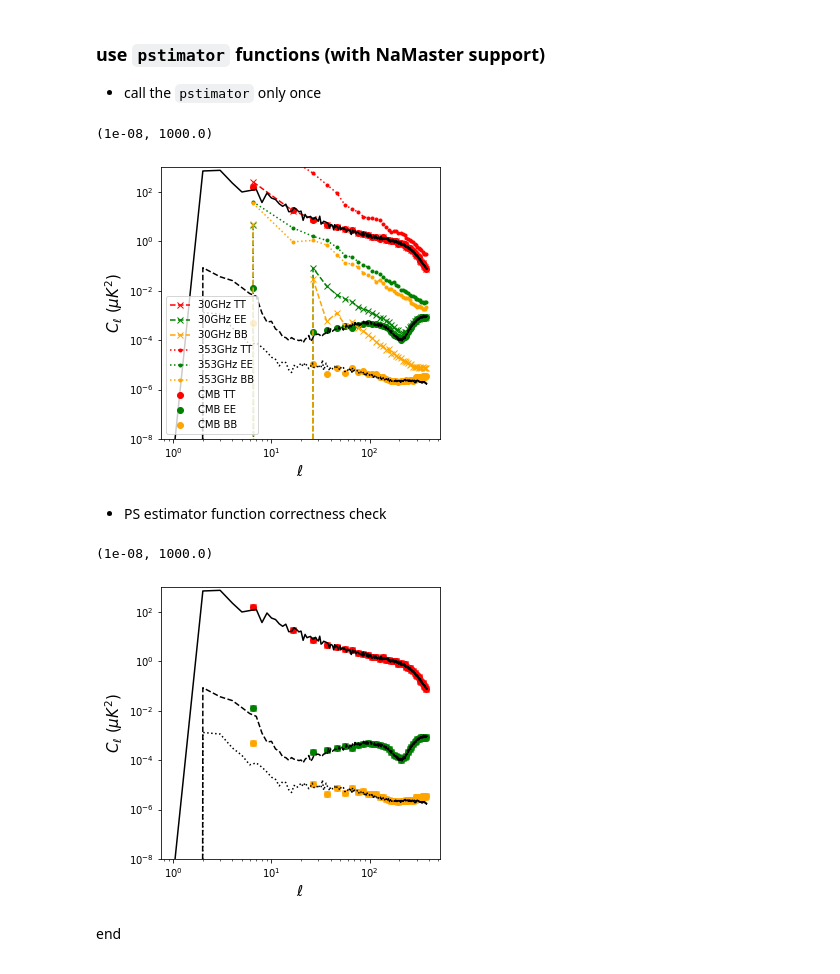
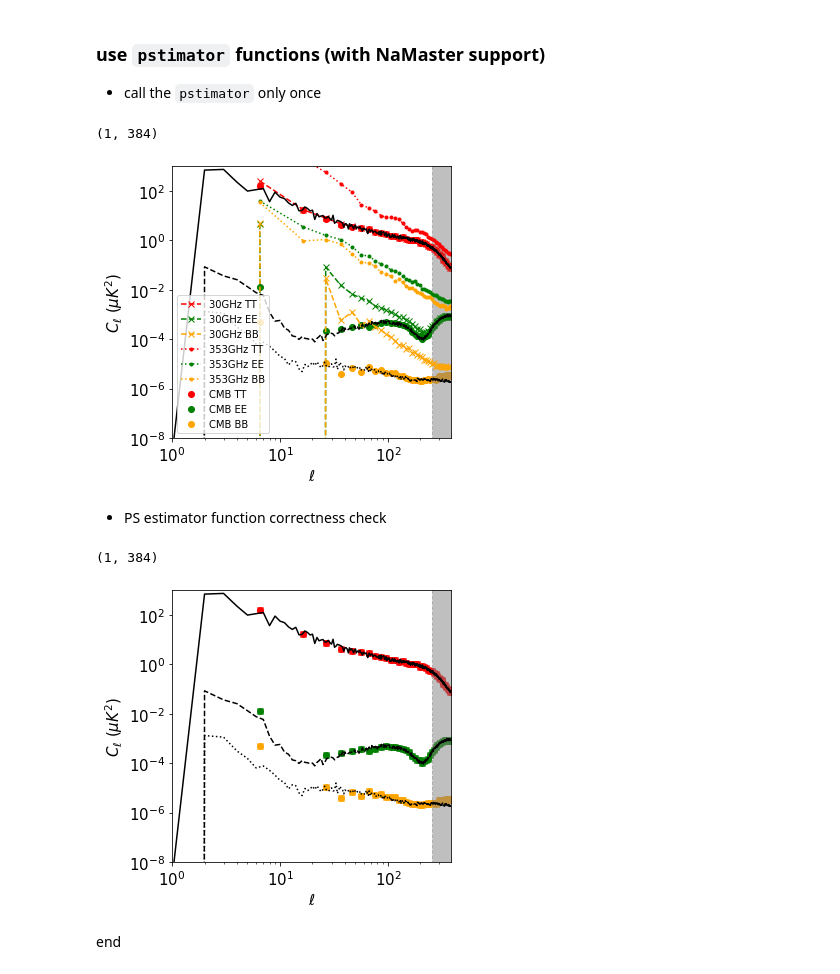
Before and after one commit to yaojian95/ABSpy, a Jupyter notebook: tutorials/tutorial02.ipynb, the cells around one changed output. Saved outputs shown, nothing was run; the diff lists cells and outputs as text; code cells hidden in the pictures.

```diff
--- a/tutorials/tutorial02.ipynb
+++ b/tutorials/tutorial02.ipynb
@@ -13,6 +15,7 @@ warnings.filterwarnings('ignore')
 # %% [markdown]
 ### read in maps
 # %%
+NSIDE = 128
 map30 = hp.read_map('./data/TQU_30GHz_r7.fits',field=[0,1,2],dtype=np.float64,verbose=0)
 map95 = hp.read_map('./data/TQU_95GHz_r7.fits',field=[0,1,2],dtype=np.float64,verbose=0)
 map150 = hp.read_map('./data/TQU_150GHz_r7.fits',field=[0,1,2],dtype=np.float64,verbose=0)
@@ -53,35 +56,40 @@ ax.scatter(auto_cmb[0],auto_cmb[3],
 ax.plot(auto_30[0],auto_30[1],
         color='red',linestyle='--',marker='x',label=r'30GHz TT')
 ax.plot(auto_30[0],auto_30[2],
         color='green',linestyle='--',marker='x',label=r'30GHz EE')
 ax.plot(auto_30[0],auto_30[3],
         color='orange',linestyle='--',marker='x',label=r'30GHz BB')
 
 ax.plot(auto_353[0],auto_353[1],
         color='red',linestyle=':',marker='.',label=r'353GHz TT')
 ax.plot(auto_353[0],auto_353[2],
         color='green',linestyle=':',marker='.',label=r'353GHz EE')
 ax.plot(auto_353[0],auto_353[3],
         color='orange',linestyle=':',marker='.',label=r'353GHz BB')
 
 cmb_cl = hp.anafast(mapcmb)
 ell = np.arange(cmb_cl.shape[1])
 ax.plot(cmb_cl[0],
         color='black',linestyle='-')
 ax.plot(cmb_cl[1],
         color='black',linestyle='--')
 ax.plot(cmb_cl[2],
         color='black',linestyle=':')
 
+ax.fill_between((2*NSIDE,3*NSIDE),(1e-8,1e-8),(1e3,1e3),
+                color='gray',linestyle='--',alpha=0.5)
+
 ax.set_yscale('log')
 ax.set_xscale('log')
 ax.legend(loc=3)
 ax.set_xlabel(r'$\ell$',fontsize=15)
 ax.set_ylabel(r'$C_\ell$ ($\mu K^2$)',fontsize=15)
+ax.tick_params(axis='both', labelsize=15)
 ax.set_ylim((1.e-8,1.e3))
+ax.set_xlim((1,3*NSIDE))
 # %% [output]
-(1e-08, 1000.0)
+(1, 384)
-[figure, old version]
+[figure, new version]
 # %% [markdown]
 - PS estimator function correctness check
 # %%
@@ -125,14 +133,19 @@ ax.plot(cmb_cl[1],
 ax.plot(cmb_cl[2],
         color='black',linestyle=':')
 
+ax.fill_between((2*NSIDE,3*NSIDE),(1e-8,1e-8),(1e3,1e3),
+                color='gray',linestyle='--',alpha=0.5)
+
 ax.set_yscale('log')
 ax.set_xscale('log')
 #ax.legend(loc=3)
 ax.set_xlabel(r'$\ell$',fontsize=15)
 ax.set_ylabel(r'$C_\ell$ ($\mu K^2$)',fontsize=15)
+ax.tick_params(axis='both', labelsize=15)
 ax.set_ylim((1.e-8,1.e3))
+ax.set_xlim((1,3*NSIDE))
 # %% [output]
-(1e-08, 1000.0)
+(1, 384)
-[figure, old version]
+[figure, new version]
 # %% [markdown]
 end
```
Also changed, not shown: parts of 1 cell of this notebook, 2 other files.
